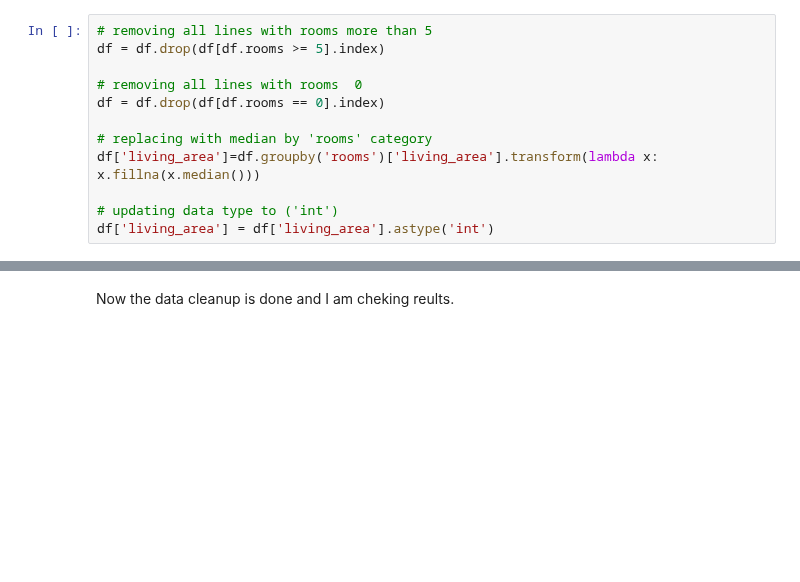
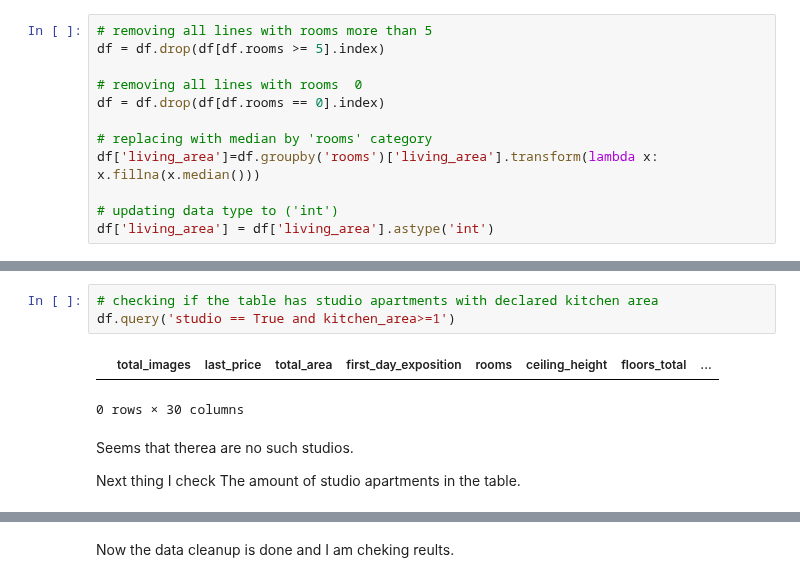
Before and after one commit to f4n9x/da_portfolio, a Jupyter notebook: 002_Real_Estate/real_estate.ipynb, the cells around one changed output, grey strips where cells are left out. Cells and saved outputs as stored; diff of their text form; blank space fills up the shorter version.

```diff
--- a/002_Real_Estate/real_estate.ipynb
+++ b/002_Real_Estate/real_estate.ipynb
@@ -371,0 +368,10 @@ df['living_area'] = df['living_area'].astype('int')
+# %%
+# checking if the table has studio apartments with declared kitchen area
+df.query('studio == True and kitchen_area>=1')
+# %% [output]
+|  | total_images | last_price | total_area | first_day_exposition | rooms | ceiling_height | floors_total | ... |
+0 rows × 30 columns
+# %% [markdown]
+Seems that therea are no such studios.
+
+Next thing I check The amount of studio apartments in the table.
```
Also changed, not shown: parts of 8 cells of this notebook.
